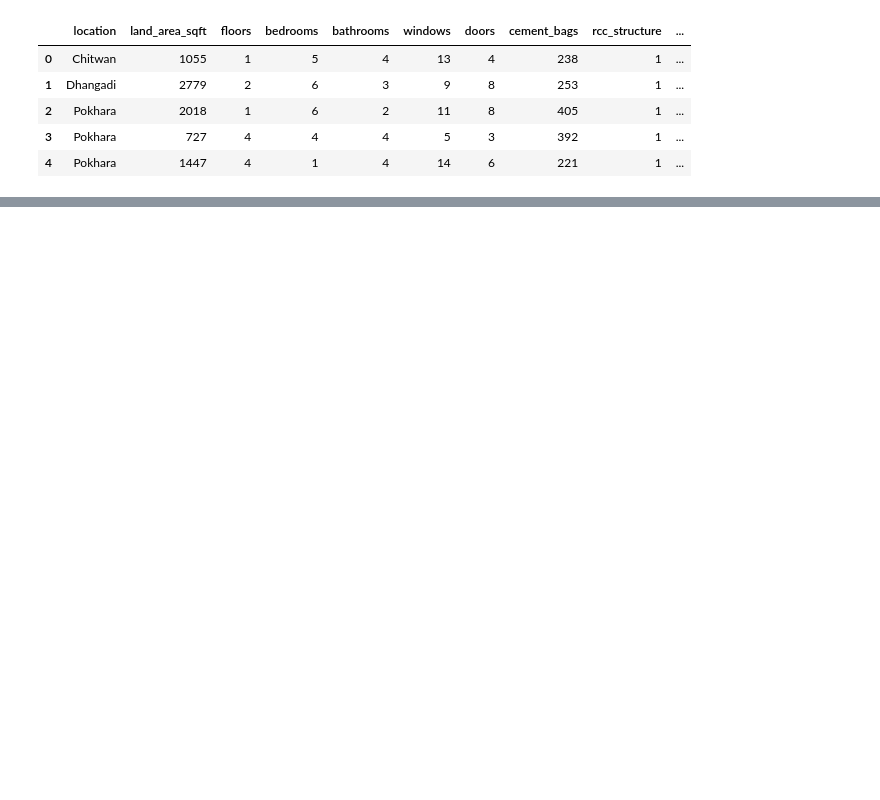
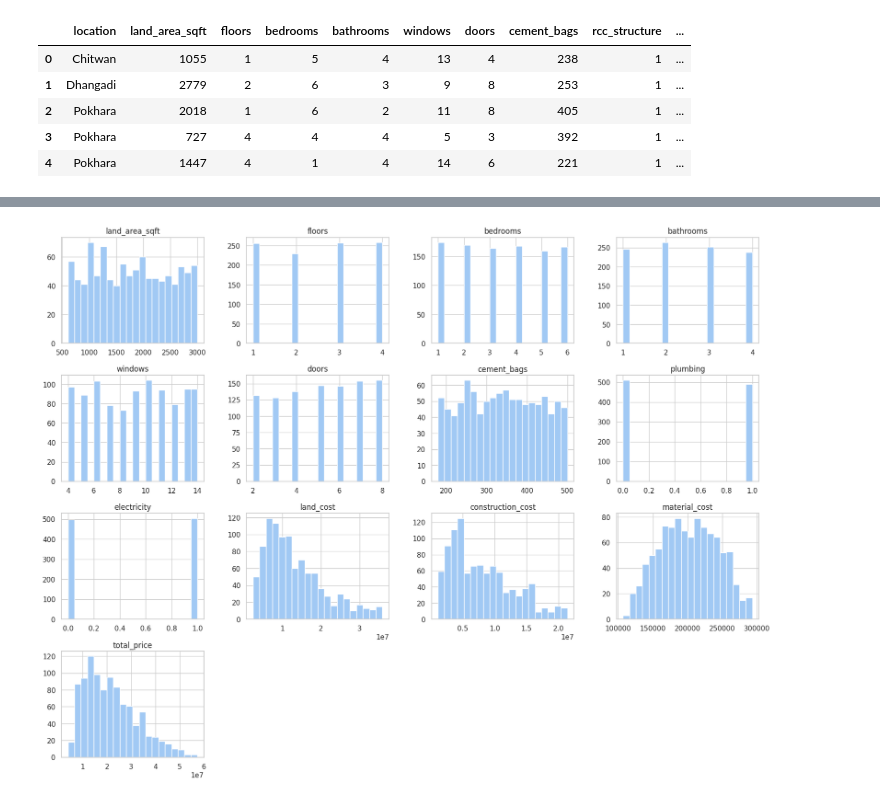
Before and after one commit to ramoliyaYug/AIML, a Jupyter notebook: HousePricingNepal/HousePricingNepal.ipynb, the cells around one changed output, grey strips where cells are left out. Cells and saved outputs as stored; diff of their text form; code cells hidden in the pictures; blank space fills up the shorter version.

```diff
--- a/HousePricingNepal/HousePricingNepal.ipynb
+++ b/HousePricingNepal/HousePricingNepal.ipynb
@@ -48,3 +48,6 @@ df.head()
 | 2 | Pokhara | 2018 | 1 | 6 | 2 | 11 | 8 | 405 | 1 | ... |
 | 3 | Pokhara | 727 | 4 | 4 | 4 | 5 | 3 | 392 | 1 | ... |
 | 4 | Pokhara | 1447 | 4 | 1 | 4 | 14 | 6 | 221 | 1 | ... |
+# %%
+#drop rcc_structure column
+df = df.drop("rcc_structure", axis=1)
@@ -50,0 +86,8 @@ df.head()
+# %%
+nums_col = df.select_dtypes(include=["int64", "float64"]).columns
+cat_col = df.select_dtypes(include=["object"]).columns
+# %%
+df[nums_col].hist(bins=20, figsize=(20, 15))
+plt.show()
+# %% [output]
+[figure, added]
```
Also changed, not shown: parts of 14 cells of this notebook.
